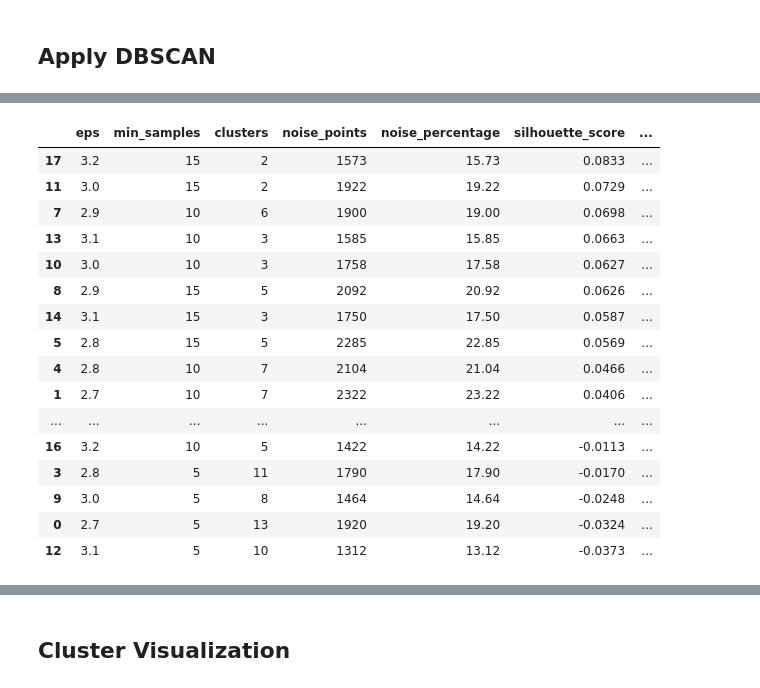
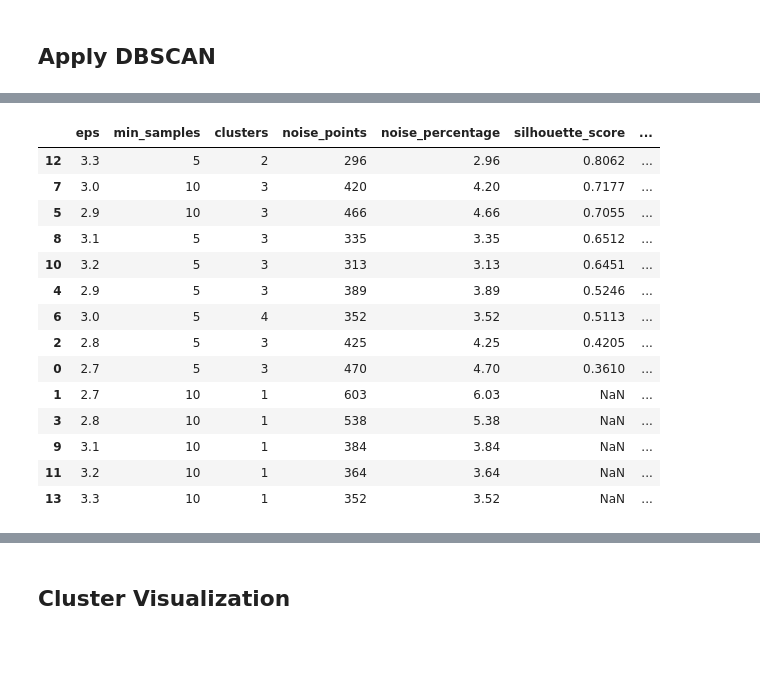
Before and after one commit to DOHA-BASEM3/FINAL-PROJECT, a Jupyter notebook: Ghena_Preprocessing_PCA_tSNE.ipynb, the cells around one changed output, grey strips where cells are left out. Cells and saved outputs as stored; diff of their text form; code cells hidden in the pictures; blank space fills up the shorter version.

```diff
--- a/Ghena_Preprocessing_PCA_tSNE.ipynb
+++ b/Ghena_Preprocessing_PCA_tSNE.ipynb
@@ -574,0 +556,17 @@ from sklearn.metrics import davies_bouldin_score
+# %%
+# =============================
+# PCA Dimensionality Reduction
+# =============================
+
+# Apply PCA for dimensionality reduction
+# 10 components are selected to reduce complexity
+# while preserving most data variance
+
+pca_final = PCA(n_components=10, random_state=RANDOM_STATE)
+X_pca_final = pca_final.fit_transform(X_scaled)
+print(X_pca_final.shape)
+
+print(
+    "Explained variance:",
+    pca_final.explained_variance_ratio_.sum()
+)
@@ -575,34 +641,50 @@ from sklearn.metrics import davies_bouldin_score
 # %%
-# ===============================
+# ==============================
 # DBSCAN Parameter Tuning
-# ===============================
+# ==============================
 
-# Test multiple DBSCAN parameter combinations to find a balanced clustering result.
-# We use a sample from X_pca to reduce computation time.
+import numpy as np
+import pandas as pd
 
-sample_size = 10000
-rng = np.random.default_rng(RANDOM_STATE)
+from sklearn.cluster import DBSCAN
+from sklearn.metrics import silhouette_score, davies_bouldin_score
 
-idx = rng.choice(len(X_pca), size=sample_size, replace=False)
-X_dbscan_sample = X_pca[idx]
+#same sample k-distance graph:
+# X_dbscan_sample
+# y_dbscan_sample
 
-eps_values = [2.7, 2.8, 2.9, 3.0, 3.1, 3.2]
-min_samples_values = [5, 10, 15]
+eps_values = [2.7, 2.8, 2.9, 3.0, 3.1, 3.2, 3.3]
+min_samples_values = [5,10]
 
 results = []
 
 for eps in eps_values:
     for min_samples in min_samples_values:
-        dbscan = DBSCAN(eps=eps, min_samples=min_samples)
+
+        dbscan = DBSCAN(
+            eps=eps,
+            min_samples=min_samples,
+            n_jobs=-1
+        )
+
         labels = dbscan.fit_predict(X_dbscan_sample)
 
         n_noise = np.sum(labels == -1)
         n_clusters = len(set(labels)) - (1 if -1 in labels else 0)
         noise_percentage = (n_noise / len(labels)) * 100
 
-        if n_clusters > 1:
-            silhouette = silhouette_score(X_dbscan_sample, labels)
-            davies_bouldin = davies_bouldin_score(X_dbscan_sample, labels)
+        mask = labels != -1
+
+        if n_clusters > 1 and len(set(labels[mask])) > 1:
+            silhouette = silhouette_score(
+                X_dbscan_sample[mask],
+                labels[mask]
+            )
+
+            davies_bouldin = davies_bouldin_score(
+                X_dbscan_sample[mask],
+                labels[mask]
+            )
         else:
             silhouette = np.nan
             davies_bouldin = np.nan
@@ -621,8 +703,13 @@ results_df = pd.DataFrame(results)
 
 results_df = results_df.sort_values(
     by=["silhouette_score", "davies_bouldin_score"],
-    ascending=[False, True]
+    ascending=[False, True],
+    na_position="last"
 )
-
+print(id(X_dbscan_sample))
 results_df
+print("Tuning sample shape:", X_dbscan_sample.shape)
+print("Fraud ratio in tuning sample:", round(y_dbscan_sample.mean(), 6))
+print("Sample ID:", id(X_dbscan_sample))
+display(results_df)
 # %% [output]
@@ -629,17 +720,15 @@ results_df
 |  | eps | min_samples | clusters | noise_points | noise_percentage | silhouette_score | ... |
-| 17 | 3.2 | 15 | 2 | 1573 | 15.73 | 0.0833 | ... |
-| 11 | 3.0 | 15 | 2 | 1922 | 19.22 | 0.0729 | ... |
-| 7 | 2.9 | 10 | 6 | 1900 | 19.00 | 0.0698 | ... |
-| 13 | 3.1 | 10 | 3 | 1585 | 15.85 | 0.0663 | ... |
-| 10 | 3.0 | 10 | 3 | 1758 | 17.58 | 0.0627 | ... |
-| 8 | 2.9 | 15 | 5 | 2092 | 20.92 | 0.0626 | ... |
-| 14 | 3.1 | 15 | 3 | 1750 | 17.50 | 0.0587 | ... |
-| 5 | 2.8 | 15 | 5 | 2285 | 22.85 | 0.0569 | ... |
-| 4 | 2.8 | 10 | 7 | 2104 | 21.04 | 0.0466 | ... |
-| 1 | 2.7 | 10 | 7 | 2322 | 23.22 | 0.0406 | ... |
-| ... | ... | ... | ... | ... | ... | ... | ... |
-| 16 | 3.2 | 10 | 5 | 1422 | 14.22 | -0.0113 | ... |
-| 3 | 2.8 | 5 | 11 | 1790 | 17.90 | -0.0170 | ... |
-| 9 | 3.0 | 5 | 8 | 1464 | 14.64 | -0.0248 | ... |
-| 0 | 2.7 | 5 | 13 | 1920 | 19.20 | -0.0324 | ... |
-| 12 | 3.1 | 5 | 10 | 1312 | 13.12 | -0.0373 | ... |
+| 12 | 3.3 | 5 | 2 | 296 | 2.96 | 0.8062 | ... |
+| 7 | 3.0 | 10 | 3 | 420 | 4.20 | 0.7177 | ... |
+| 5 | 2.9 | 10 | 3 | 466 | 4.66 | 0.7055 | ... |
+| 8 | 3.1 | 5 | 3 | 335 | 3.35 | 0.6512 | ... |
+| 10 | 3.2 | 5 | 3 | 313 | 3.13 | 0.6451 | ... |
+| 4 | 2.9 | 5 | 3 | 389 | 3.89 | 0.5246 | ... |
+| 6 | 3.0 | 5 | 4 | 352 | 3.52 | 0.5113 | ... |
+| 2 | 2.8 | 5 | 3 | 425 | 4.25 | 0.4205 | ... |
+| 0 | 2.7 | 5 | 3 | 470 | 4.70 | 0.3610 | ... |
+| 1 | 2.7 | 10 | 1 | 603 | 6.03 | NaN | ... |
+| 3 | 2.8 | 10 | 1 | 538 | 5.38 | NaN | ... |
+| 9 | 3.1 | 10 | 1 | 384 | 3.84 | NaN | ... |
+| 11 | 3.2 | 10 | 1 | 364 | 3.64 | NaN | ... |
+| 13 | 3.3 | 10 | 1 | 352 | 3.52 | NaN | ... |
```
Also changed, not shown: parts of 29 cells of this notebook.
